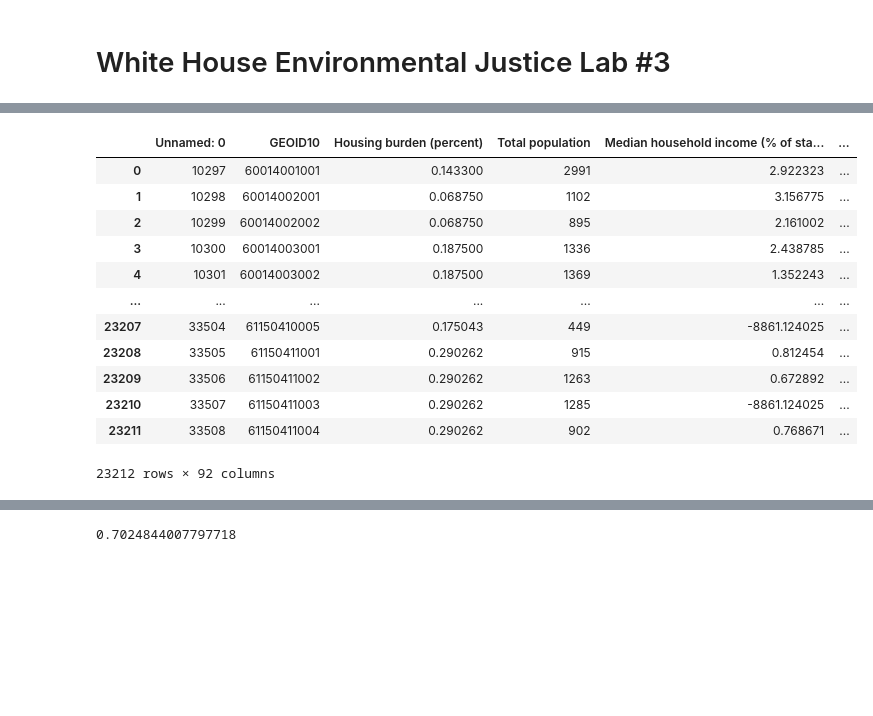
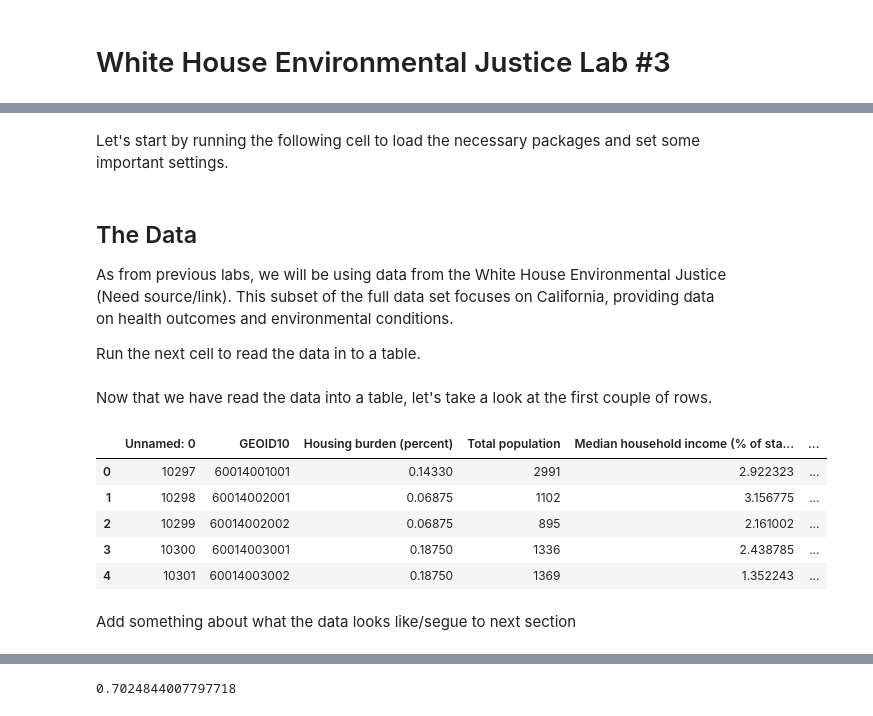
Before and after one commit to ds-modules/DATA88-SP22, a Jupyter notebook: whej03/roughDraft_whej03.ipynb, the cells around one changed output, grey strips where cells are left out. Cells and saved outputs as stored; diff of their text form; code cells hidden in the pictures; blank space fills up the shorter version.

```diff
--- a/whej03/roughDraft_whej03.ipynb
+++ b/whej03/roughDraft_whej03.ipynb
@@ -3 +5,3 @@
+# %% [markdown]
+Let's start by running the following cell to load the necessary packages and set some important settings.
 # %%
@@ -12,4 +21,11 @@ plt.rcParams['figure.figsize'] = (16,8)
 plt.rcParams['figure.dpi'] = 150
 sns.set()
 pd.set_option('display.max_columns', None)
+# %% [markdown]
+## The Data
+
+As from previous labs, we will be using data from the White House Environmental Justice (Need source/link). This subset of the full data set focuses on California, providing data on health outcomes and environmental conditions.
+
+
+Run the next cell to read the data in to a table.
 # %%
@@ -16,18 +33,15 @@ pd.set_option('display.max_columns', None)
 data_string = "data/California_WHEJ.csv"
 df = pd.read_csv(data_string)
+# %% [markdown]
+Now that we have read the data into a table, let's take a look at the first couple of rows.
 # %%
-df
+df.head()
 # %% [output]
 |  | Unnamed: 0 | GEOID10 | Housing burden (percent) | Total population | Median household income (% of sta... | ... |
-| 0 | 10297 | 60014001001 | 0.143300 | 2991 | 2.922323 | ... |
-| 1 | 10298 | 60014002001 | 0.068750 | 1102 | 3.156775 | ... |
-| 2 | 10299 | 60014002002 | 0.068750 | 895 | 2.161002 | ... |
-| 3 | 10300 | 60014003001 | 0.187500 | 1336 | 2.438785 | ... |
-| 4 | 10301 | 60014003002 | 0.187500 | 1369 | 1.352243 | ... |
-| ... | ... | ... | ... | ... | ... | ... |
-| 23207 | 33504 | 61150410005 | 0.175043 | 449 | -8861.124025 | ... |
-| 23208 | 33505 | 61150411001 | 0.290262 | 915 | 0.812454 | ... |
-| 23209 | 33506 | 61150411002 | 0.290262 | 1263 | 0.672892 | ... |
-| 23210 | 33507 | 61150411003 | 0.290262 | 1285 | -8861.124025 | ... |
-| 23211 | 33508 | 61150411004 | 0.290262 | 902 | 0.768671 | ... |
+| 0 | 10297 | 60014001001 | 0.14330 | 2991 | 2.922323 | ... |
+| 1 | 10298 | 60014002001 | 0.06875 | 1102 | 3.156775 | ... |
+| 2 | 10299 | 60014002002 | 0.06875 | 895 | 2.161002 | ... |
+| 3 | 10300 | 60014003001 | 0.18750 | 1336 | 2.438785 | ... |
+| 4 | 10301 | 60014003002 | 0.18750 | 1369 | 1.352243 | ... |
-23212 rows × 92 columns
+# %% [markdown]
+Add something about what the data looks like/segue to next section
```
Also changed, not shown: parts of 12 cells of this notebook.
